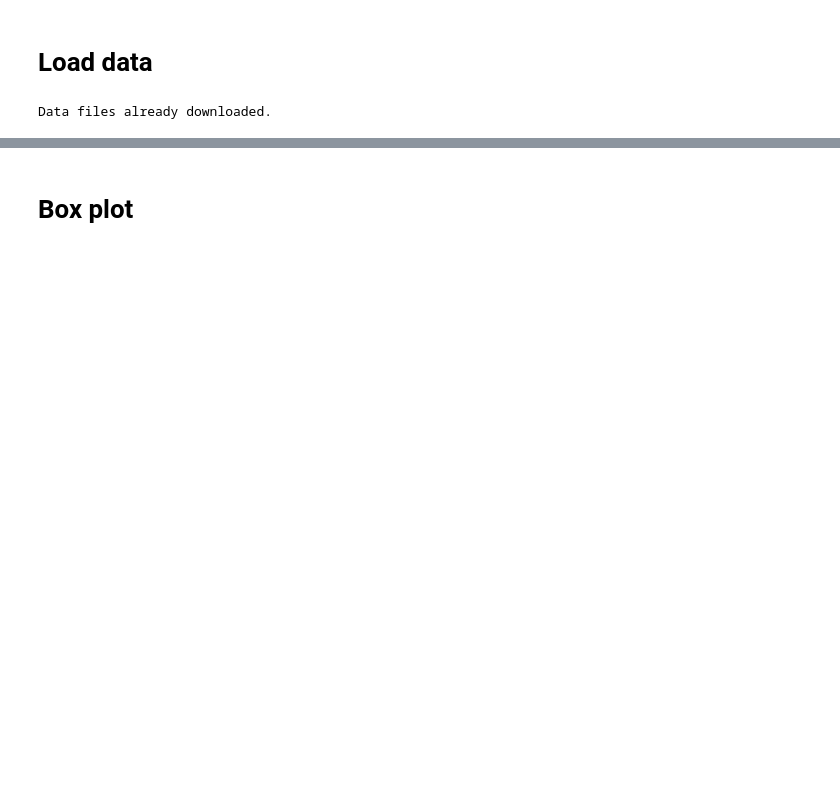
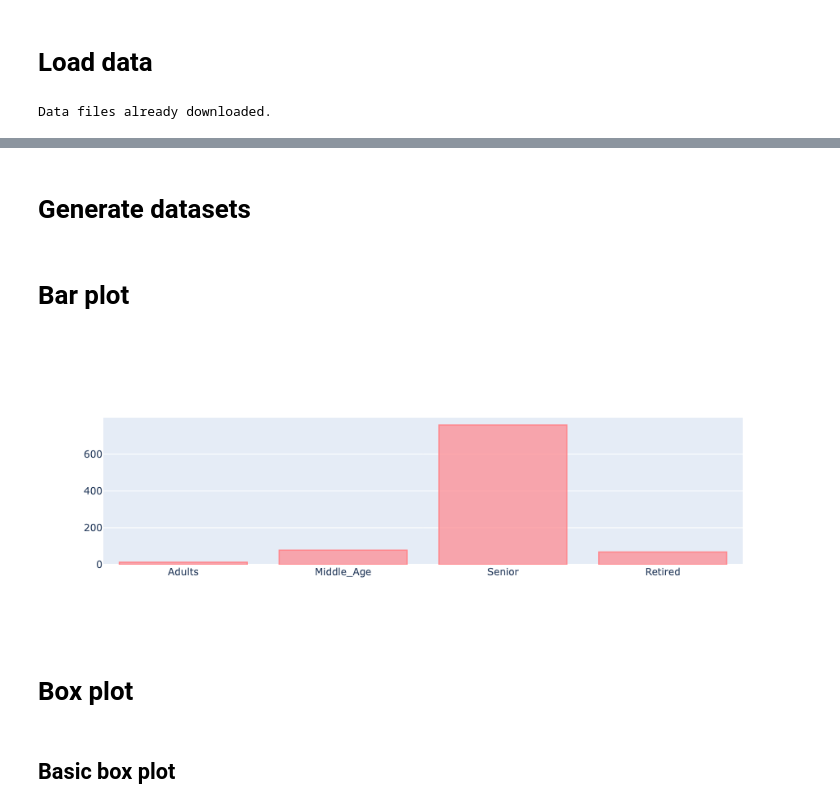
Before and after one commit to proinsias/ds-playground, a Jupyter notebook: notebooks/1.3-data-exploration-plotly.ipynb, the cells around one changed output, grey strips where cells are left out. Drawn from its saved outputs; the diff is of its cells as text; code cells hidden in the pictures; blank space fills up the shorter version.

```diff
--- a/notebooks/1.3-data-exploration-plotly.ipynb
+++ b/notebooks/1.3-data-exploration-plotly.ipynb
@@ -38,6 +45,38 @@ combined_df.head()
 | 2 | 67 | male | asymptomatic | 120 | 229 | low fasting blood sugar | left ventricular hypertrophy | 129 | exercise induced angina | 2.6 | flat | ... |
 | 3 | 37 | male | non-anginal pain | 130 | 250 | low fasting blood sugar | normal | 187 | no exercise induced angina | 3.5 | downsloping | ... |
 | 4 | 41 | female | atypical angina | 130 | 204 | low fasting blood sugar | left ventricular hypertrophy | 172 | no exercise induced angina | 1.4 | upsloping | ... |
+# %% [markdown]
+# Generate datasets
+# %%
+df = combined_df
+
+Adults = df[(df["age"] >= 29) & (df["age"] <= 33)]
+Middle_Age = df[(df["age"] > 33) & (df["age"] <= 40)]
+Senior = df[(df["age"] > 40) & (df["age"] <= 66)]
+Retired = df[df["age"] > 66]
+
+x_ = ["Adults", "Middle_Age", "Senior", "Retired"]
+y_ = [len(Adults), len(Middle_Age), len(Senior), len(Retired)]
+# %% [markdown]
+# Bar plot
+# %%
+trace = go.Bar(
+    x=x_,
+    y=y_,
+    textposition="auto",
+    name="target 0",
+    marker=dict(
+        color="rgba(255, 135, 141,0.7)",
+        line=dict(color="rgba(255, 135, 141,1)", width=1.5),
+    ),
+    opacity=1,
+)
+
+py.offline.iplot([trace], filename="bar-chart")
+# %% [output]
+[figure, added]
 # %% [markdown]
 # Box plot
+# %% [markdown]
+## Basic box plot
 # %%
```
Also changed, not shown: parts of 22 cells of this notebook, 5 other files.
